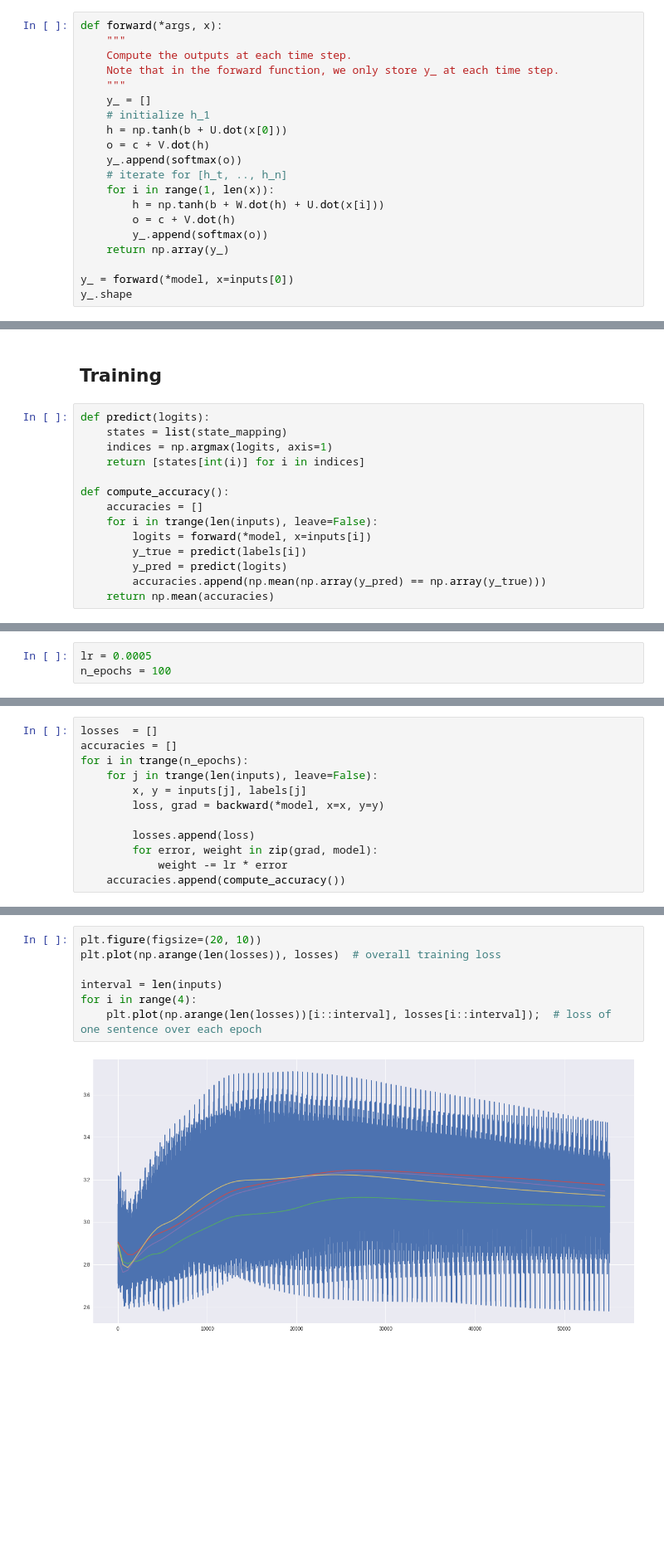
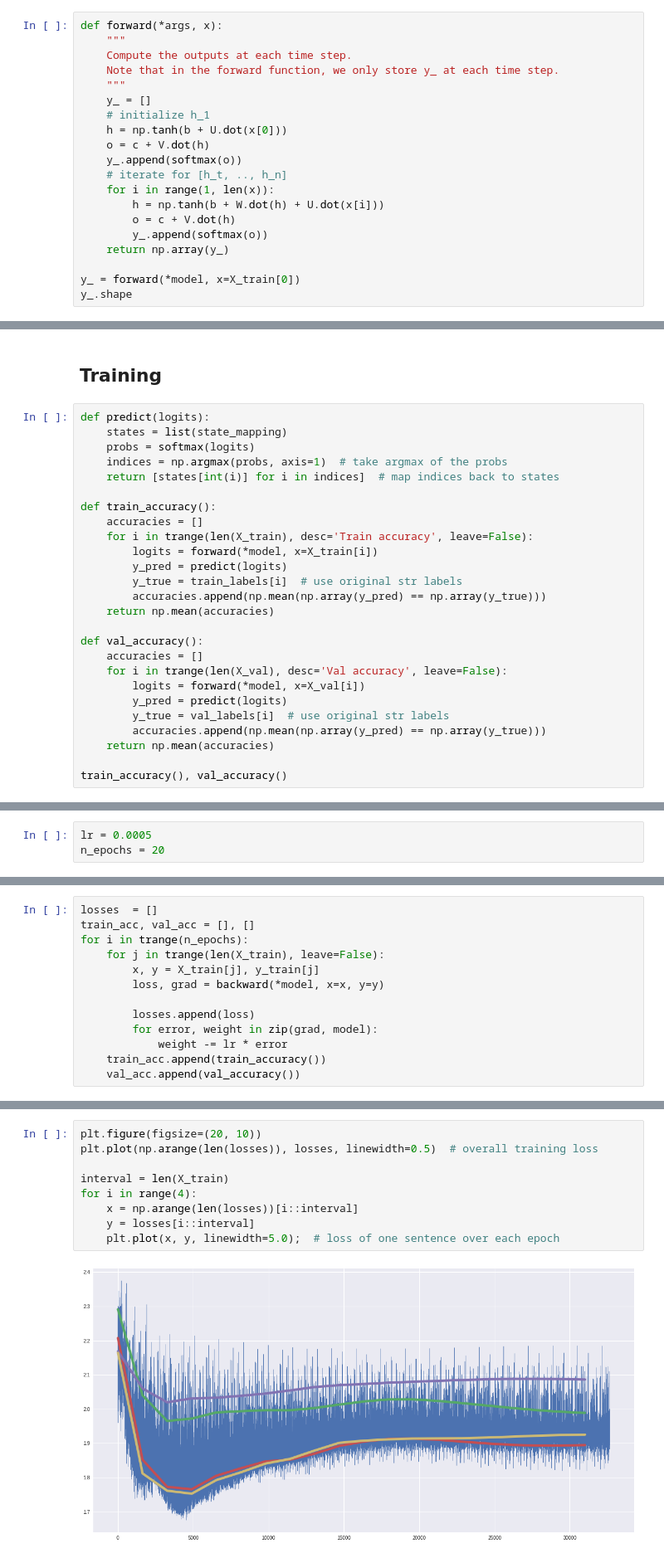
Before and after one commit to kohjingyu/hidden-markov-model, a Jupyter notebook: Part5.ipynb, the cells around one changed output, grey strips where cells are left out. Shown at 83% size. Cells and saved outputs as stored; diff of their text form; blank space fills up the shorter version.

Commit message:
Add validation accuracy for evaluation

```diff
--- a/Part5.ipynb
+++ b/Part5.ipynb
@@ -241,6 +236,6 @@ def forward(*args, x):
         y_.append(softmax(o))
     return np.array(y_)
 
-y_ = forward(*model, x=inputs[0])
+y_ = forward(*model, x=X_train[0])
 y_.shape
 # %% [output]
@@ -342,14 +325,26 @@ for i in trange(len(inputs)):
 # %%
 def predict(logits):
     states = list(state_mapping)
-    indices = np.argmax(logits, axis=1)
-    return [states[int(i)] for i in indices]
+    probs = softmax(logits)
+    indices = np.argmax(probs, axis=1)  # take argmax of the probs
+    return [states[int(i)] for i in indices]  # map indices back to states
 
-def compute_accuracy():
+def train_accuracy():
     accuracies = []
-    for i in trange(len(inputs), leave=False):
-        logits = forward(*model, x=inputs[i])
-        y_true = predict(labels[i])
+    for i in trange(len(X_train), desc='Train accuracy', leave=False):
+        logits = forward(*model, x=X_train[i])
         y_pred = predict(logits)
+        y_true = train_labels[i]  # use original str labels
         accuracies.append(np.mean(np.array(y_pred) == np.array(y_true)))
     return np.mean(accuracies)
+
+def val_accuracy():
+    accuracies = []
+    for i in trange(len(X_val), desc='Val accuracy', leave=False):
+        logits = forward(*model, x=X_val[i])
+        y_pred = predict(logits)
+        y_true = val_labels[i]  # use original str labels
+        accuracies.append(np.mean(np.array(y_pred) == np.array(y_true)))
+    return np.mean(accuracies)
+
+train_accuracy(), val_accuracy()
@@ -356,6 +355,6 @@ def compute_accuracy():
 # %%
 lr = 0.0005
-n_epochs = 100
+n_epochs = 20
 # %%
 %%script false
 # overfitting test
@@ -370,16 +369,17 @@ for i in trange(n_epochs):
         weight -= lr * error
 # %%
 losses  = []
-accuracies = []
+train_acc, val_acc = [], []
 for i in trange(n_epochs):
-    for j in trange(len(inputs), leave=False):
-        x, y = inputs[j], labels[j]
+    for j in trange(len(X_train), leave=False):
+        x, y = X_train[j], y_train[j]
         loss, grad = backward(*model, x=x, y=y)
 
         losses.append(loss)
         for error, weight in zip(grad, model):
             weight -= lr * error
-    accuracies.append(compute_accuracy())
+    train_acc.append(train_accuracy())
+    val_acc.append(val_accuracy())
 # %% [output]
 [interactive output not drawn]
 [interactive output not drawn]
@@ -397,9 +397,11 @@ for i in trange(n_epochs):
 # %%
 plt.figure(figsize=(20, 10))
-plt.plot(np.arange(len(losses)), losses)  # overall training loss
+plt.plot(np.arange(len(losses)), losses, linewidth=0.5)  # overall training loss
 
-interval = len(inputs)
+interval = len(X_train)
 for i in range(4):
-    plt.plot(np.arange(len(losses))[i::interval], losses[i::interval]);  # loss of one sentence over each epoch
+    x = np.arange(len(losses))[i::interval]
+    y = losses[i::interval]
+    plt.plot(x, y, linewidth=5.0);  # loss of one sentence over each epoch
 # %% [output]
-[figure, old version]
+[figure, new version]
```
Also changed, not shown: parts of 33 cells of this notebook.
